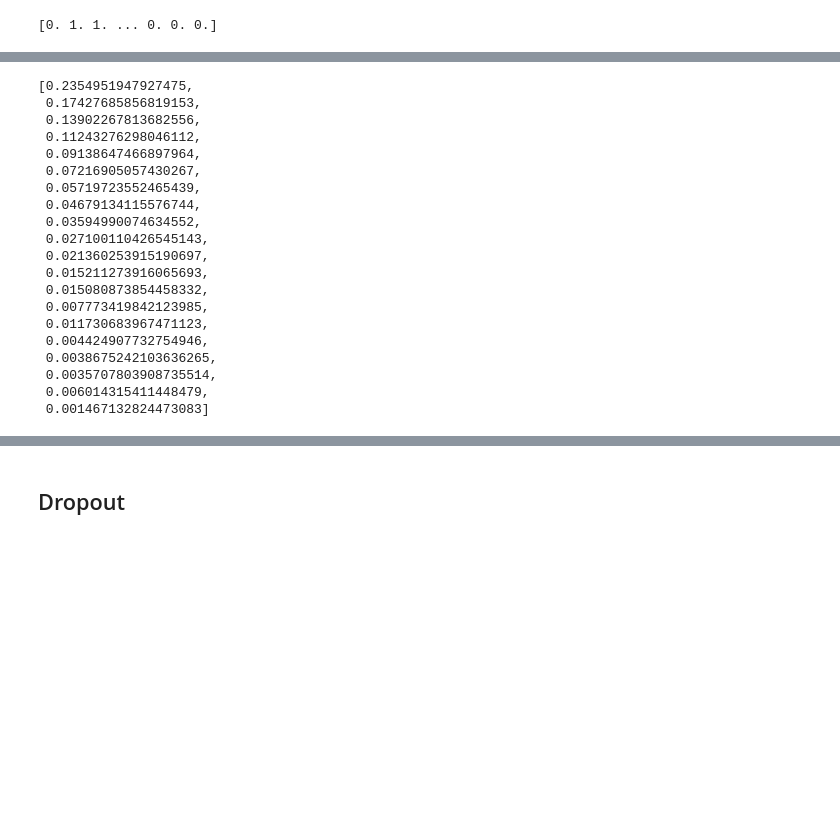
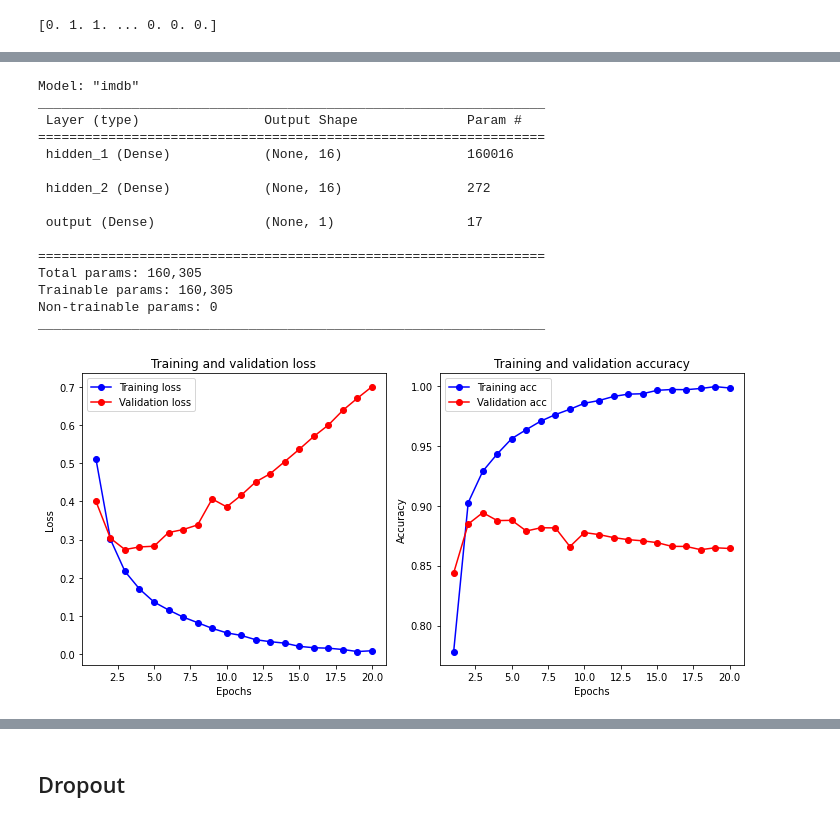
Before and after one commit to maxhormazabal/dl_submissions, a Jupyter notebook: L2/Lab2.ipynb, the cells around one changed output, grey strips where cells are left out. Drawn from its saved outputs; the diff is of its cells as text; code cells hidden in the pictures; blank space fills up the shorter version.

```diff
--- a/L2/Lab2.ipynb
+++ b/L2/Lab2.ipynb
@@ -112,22 +136,25 @@ early_stopping = EarlyStopping(monitor='val_loss', mode="min", patience=3)
 # %%
-# === Build the model ===
-model = models.Sequential(name='imdb')
-model.add(layers.Dense(16, name='hidden_1', activation='relu', input_shape=(10000,)))
-model.add(layers.Dense(16, name='hidden_2',activation='relu'))
-model.add(layers.Dense(1, name='output',  activation='sigmoid'))
+def validation_test(validation_split):
+    # === Build the model ===
+    model = models.Sequential(name='imdb')
+    model.add(layers.Dense(16, name='hidden_1', activation='relu', input_shape=(10000,)))
+    model.add(layers.Dense(16, name='hidden_2',activation='relu'))
+    model.add(layers.Dense(1, name='output',  activation='sigmoid'))
 
-model.summary()
+    model.summary()
 
-# === Train the model ===
+    # === Train the model ===
 
-# Compile the model
-model.compile(optimizer = 'rmsprop',
-             loss = 'binary_crossentropy',
-             metrics = ['accuracy'])
+    # Compile the model
+    model.compile(optimizer = 'rmsprop',
+                loss = 'binary_crossentropy',
+                metrics = ['accuracy'])
 
-history = model.fit(x_train,
-                    y_train,
-                    epochs = 20,
-                    batch_size = 512,
-                    validation_split = 0.4,
-                    callbacks=[early_stopping])
+    history = model.fit(x_train,
+                        y_train,
+                        epochs = 20,
+                        batch_size = 512,
+                        validation_split = validation_split,
+                        verbose = 0)
+
+    visualize_fit(model,history)
@@ -200,23 +161,19 @@ dict_keys(['loss', 'accuracy', 'val_loss', 'val_accuracy'])
-# %%
-history_dict['loss']
-# %% [output]
-[0.2354951947927475,
- 0.17427685856819153,
- 0.13902267813682556,
- 0.11243276298046112,
- 0.09138647466897964,
- 0.07216905057430267,
- 0.05719723552465439,
- 0.04679134115576744,
- 0.03594990074634552,
- 0.027100110426545143,
- 0.021360253915190697,
- 0.015211273916065693,
- 0.015080873854458332,
- 0.007773419842123985,
- 0.011730683967471123,
- 0.004424907732754946,
- 0.0038675242103636265,
- 0.0035707803908735514,
- 0.006014315411448479,
- 0.001467132824473083]
+# %%
+validation_test(validation_split=0.4)
+# %% [output]
+Model: "imdb"
+_________________________________________________________________
+ Layer (type)                Output Shape              Param #
+=================================================================
+ hidden_1 (Dense)            (None, 16)                160016
+
+ hidden_2 (Dense)            (None, 16)                272
+
+ output (Dense)              (None, 1)                 17
+
+=================================================================
+Total params: 160,305
+Trainable params: 160,305
+Non-trainable params: 0
+_________________________________________________________________
+[figure, added]
```
Also changed, not shown: parts of 56 cells of this notebook.
